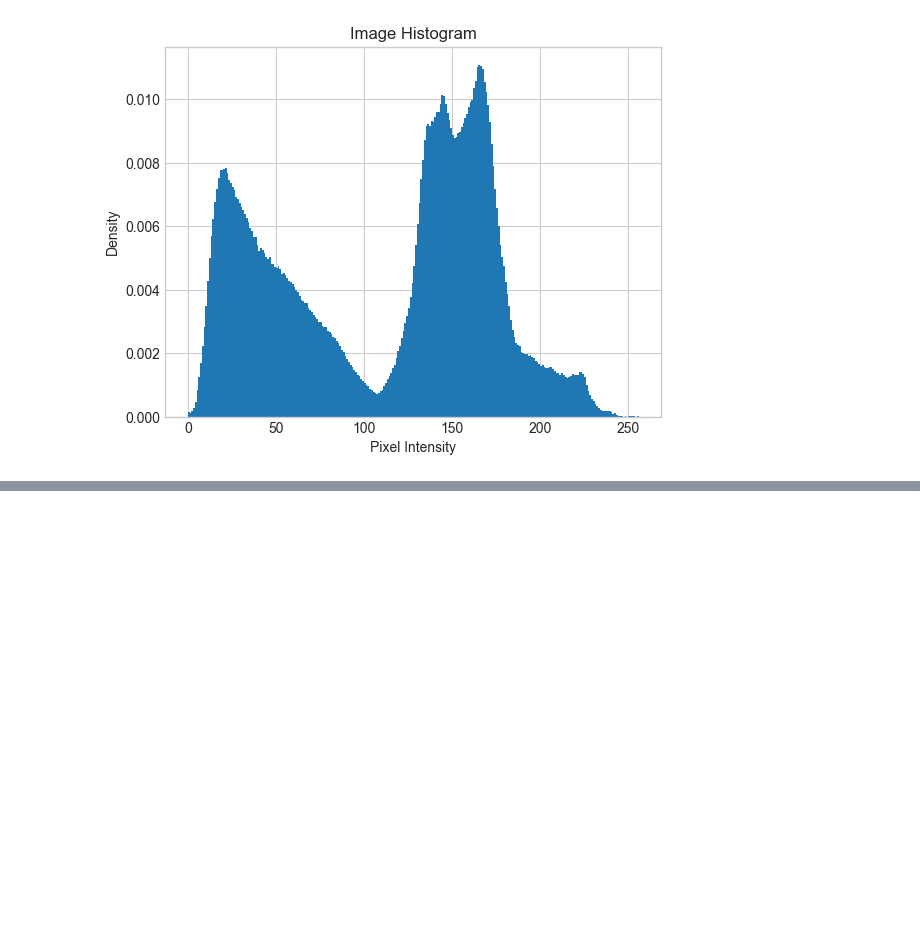
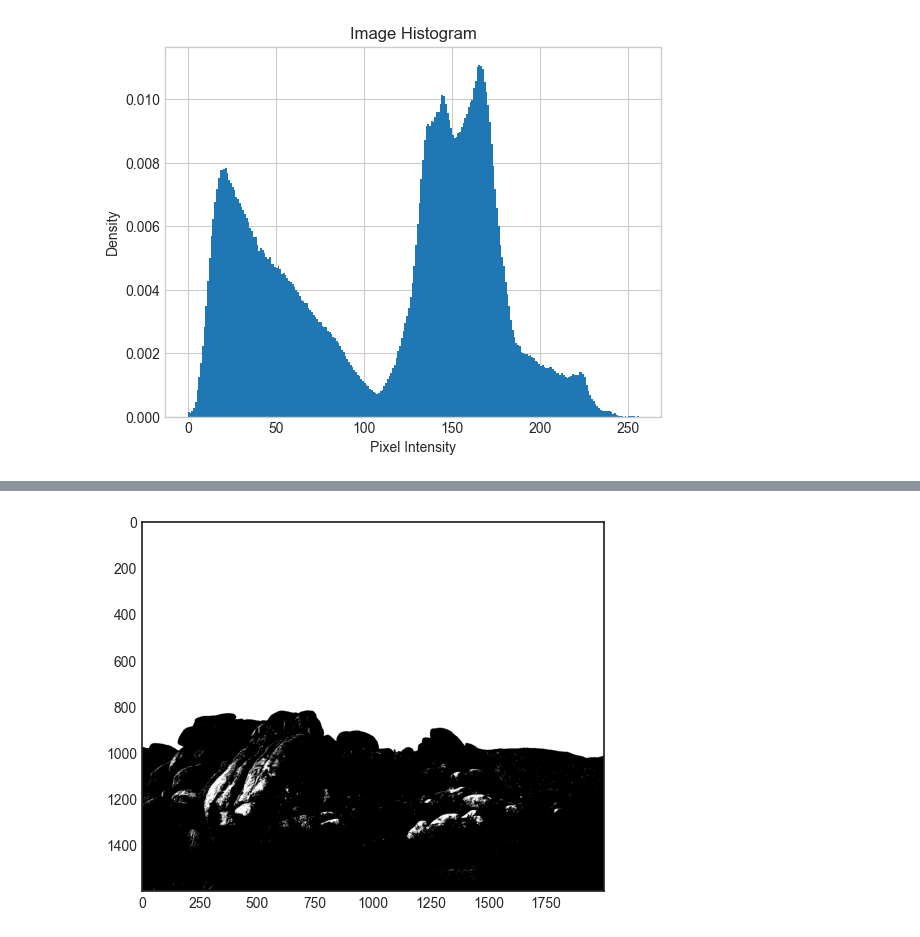
Before and after one commit to joypauls/blog-scripts, a Jupyter notebook: notebooks/otsus_method.ipynb, the cells around one changed output, grey strips where cells are left out. Drawn from its saved outputs; the diff is of its cells as text; code cells hidden in the pictures; blank space fills up the shorter version.

```diff
--- a/notebooks/otsus_method.ipynb
+++ b/notebooks/otsus_method.ipynb
@@ -56,0 +79,5 @@ plt.show()
+# %%
+
+plot(mask)
+# %% [output]
+[figure, added]
```
Also changed, not shown: parts of 10 cells of this notebook.
